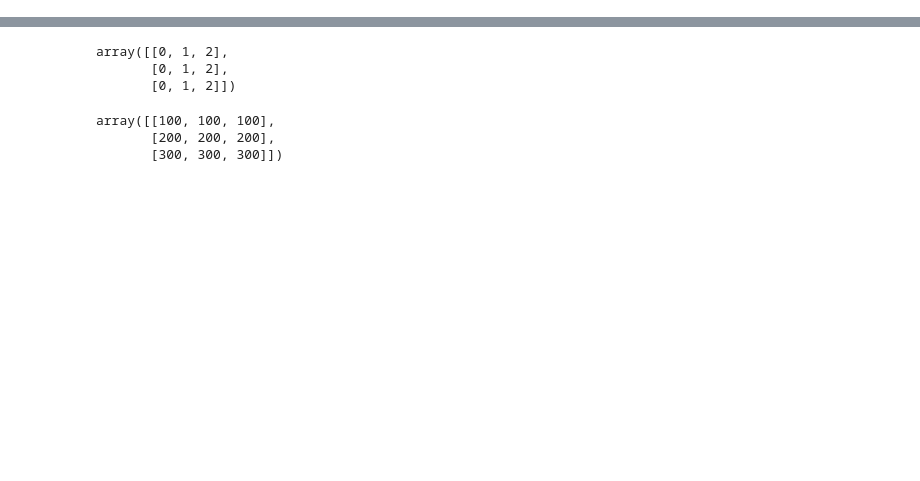
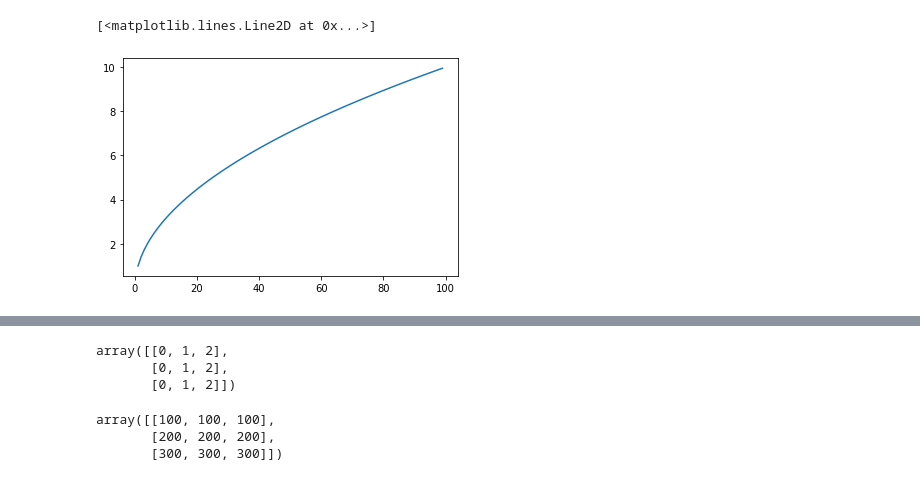
Before and after one commit to hangjianli/2019-fa-stats131, a Jupyter notebook: disc7.ipynb, the cells around one changed output, grey strips where cells are left out. Cells and saved outputs as stored; diff of their text form; code cells hidden in the pictures; blank space fills up the shorter version.

```diff
--- a/disc7.ipynb
+++ b/disc7.ipynb
@@ -10,0 +31,6 @@ InteractiveShell.ast_node_interactivity = "all"
+# %%
+fig, ax = plt.subplots()
+ax.plot(x,y)
+# %% [output]
+[<matplotlib.lines.Line2D at 0x...>]
+[figure, added]
```
Also changed, not shown: parts of 35 cells of this notebook, 1 other file.
